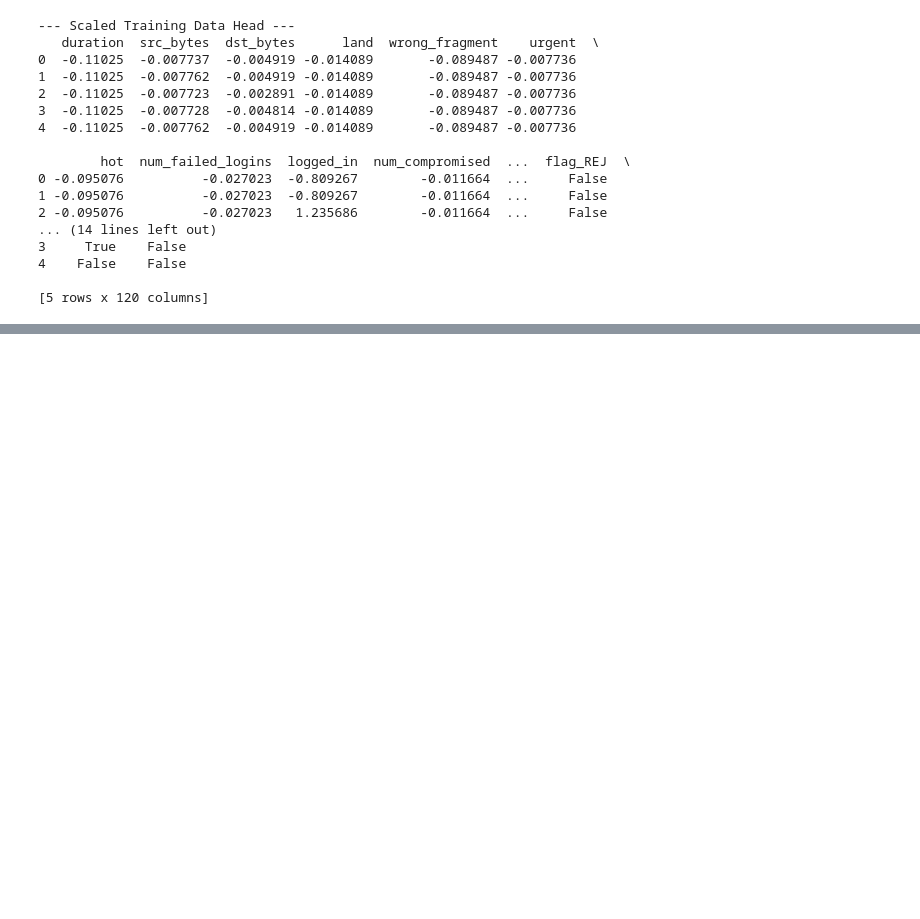
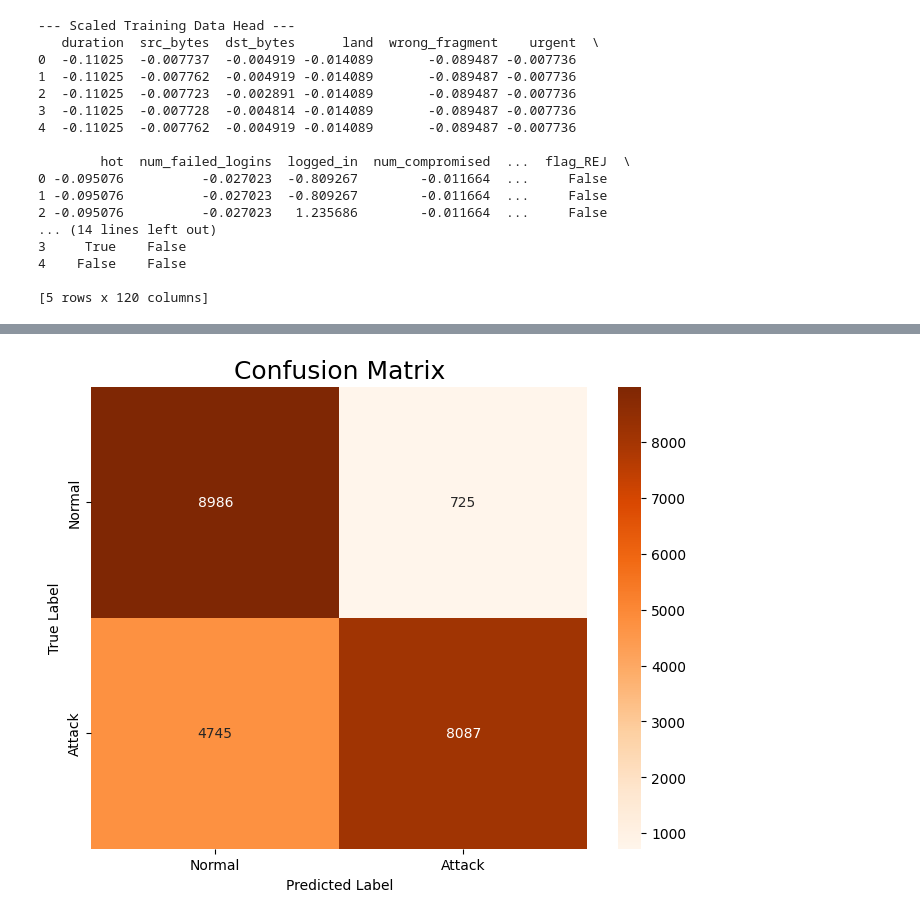
Before and after one commit to vitesh2186/SentinelNet, a Jupyter notebook: notebooks/nsl_kdd.ipynb, the cells around one changed output, grey strips where cells are left out. Drawn from its saved outputs; the diff is of its cells as text; code cells hidden in the pictures; blank space fills up the shorter version.

Commit message:
Applied RandomForestClassifier, Predicted Accuracy Score and Confusion Matrix

```diff
--- a/notebooks/nsl_kdd.ipynb
+++ b/notebooks/nsl_kdd.ipynb
@@ -537,0 +536,20 @@ print(X_train_scaled.head())
+# %%
+# Random Forest Classifier
+from sklearn.ensemble import RandomForestClassifier
+from sklearn.metrics import accuracy_score, classification_report
+
+rfc_model = RandomForestClassifier(n_estimators=100, random_state=42, n_jobs=1)
+print("Training the Random Model")
+rfc_model.fit(X_train_scaled, y_train)
+print("Training Complete...!")
+
+# Prediction
+y_pred = rfc_model.predict(X_test_scaled)
+
+# Evaluation
+acc = accuracy_score(y_test, y_pred)
+print(f"Model Accuracy: {acc * 100:.3f}%")
+
+# Classification Report
+print("\nClassification Report: ")
+print(classification_report(y_test, y_pred, target_names=['Normal', 'Attack']))
@@ -537,0 +570,16 @@ print(X_train_scaled.head())
+# %%
+from sklearn.metrics import confusion_matrix
+import seaborn as sns
+
+# Confusion Matrix
+confuse = confusion_matrix(y_test, y_pred)
+
+# Plot Confusion Matrix
+plt.figure(figsize=(8, 6))
+sns.heatmap(confuse, annot=True, fmt='d', cmap='Oranges', xticklabels=['Normal', 'Attack'], yticklabels=['Normal', 'Attack'])
+plt.title('Confusion Matrix', fontsize=18)
+plt.xlabel('Predicted Label')
+plt.ylabel('True Label')
+plt.show()
+# %% [output]
+[figure, added]
```
Also changed, not shown: parts of 2 cells of this notebook.
